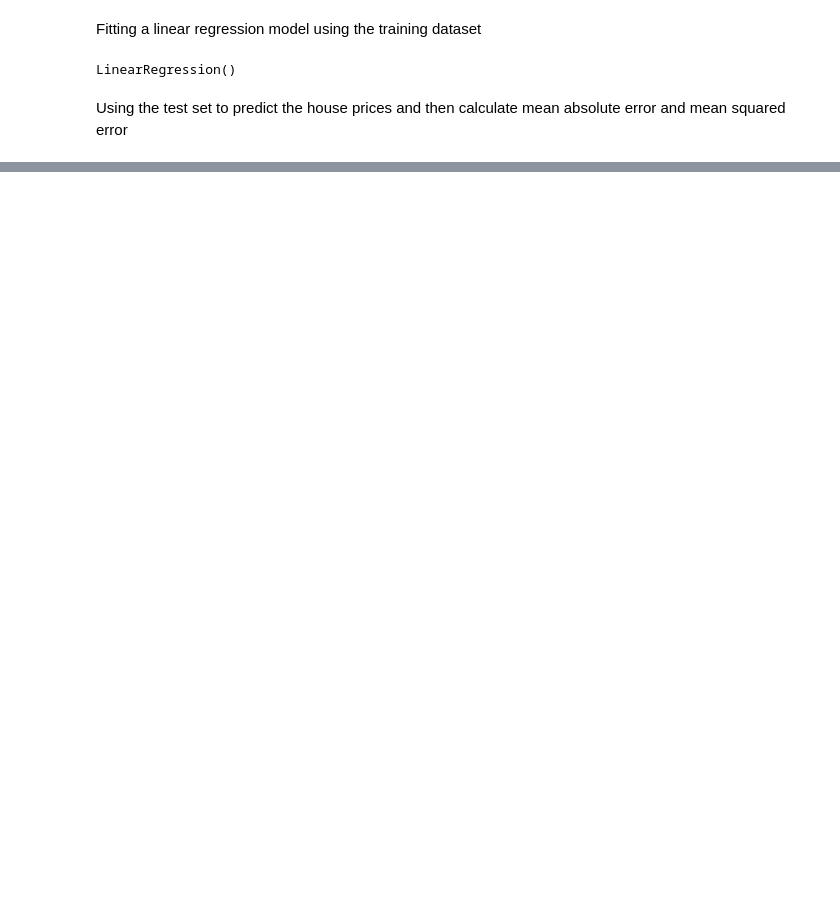
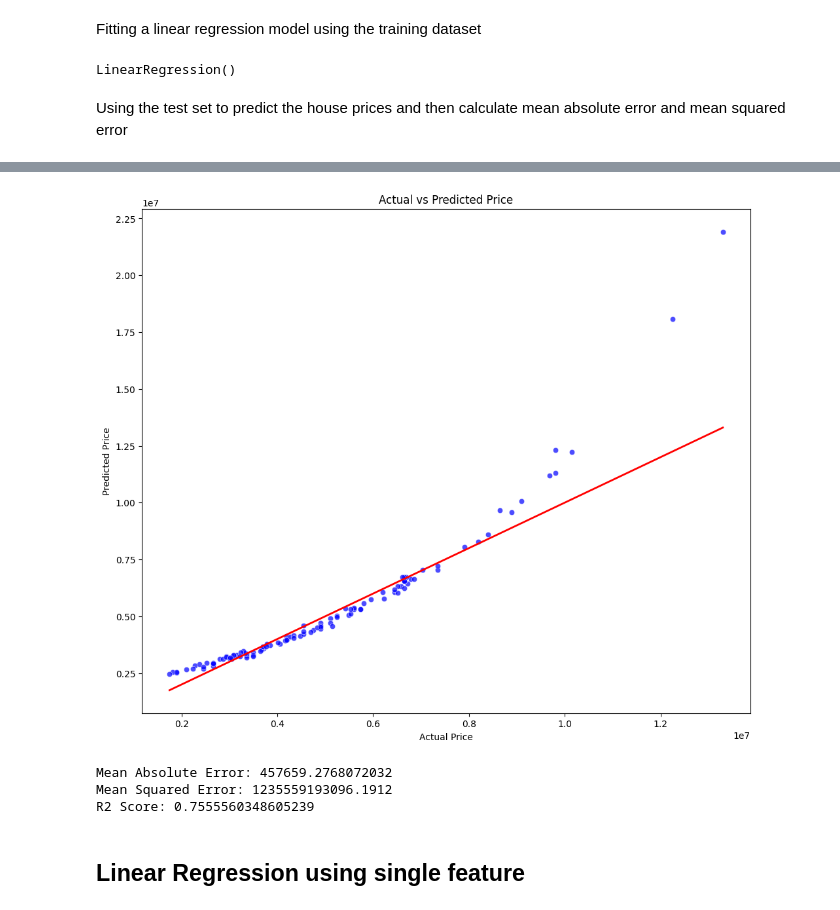
Before and after one commit to Hr15h1/AI_semII, a Jupyter notebook: house price prediction.ipynb, the cells around one changed output, grey strips where cells are left out. Saved outputs shown, nothing was run; the diff lists cells and outputs as text; code cells hidden in the pictures; blank space fills up the shorter version.

```diff
--- a/house price prediction.ipynb
+++ b/house price prediction.ipynb
@@ -121,0 +167,3 @@ Mean Squared Error = 986041803890.0271
+# %%
+Y_test_actual = np.exp(Y_test)
+Y_test_actual
@@ -121,0 +184,3 @@ Mean Squared Error = 986041803890.0271
+# %%
+Y_pred_actual = np.exp(Y_pred)
+Y_pred_actual
@@ -121,0 +205,27 @@ Mean Squared Error = 986041803890.0271
+# %%
+plt.figure(figsize=(12,10))
+sns.scatterplot(x = Y_test_actual.values.ravel(), y = Y_pred_actual.ravel(), alpha=0.7, color="blue")
+plt.plot([Y_test_actual.min(), Y_test_actual.max()], [Y_test_actual.min(), Y_test_actual.max()], color="red", linewidth=2)
+plt.xlabel("Actual Price")
+plt.ylabel("Predicted Price")
+plt.title("Actual vs Predicted Price")
+plt.show()
+# %% [output]
+[figure, added]
+# %%
+from sklearn.metrics import mean_absolute_error, mean_squared_error, r2_score
+
+mae = mean_absolute_error(Y_test_actual, Y_pred_actual)
+print(f"Mean Absolute Error: {mae}")
+
+mse = mean_squared_error(Y_test_actual, Y_pred_actual)
+print(f"Mean Squared Error: {mse}")
+
+r2 = r2_score(Y_test_actual, Y_pred_actual)
+print(f"R2 Score: {r2}")
+# %% [output]
+Mean Absolute Error: 457659.2768072032
+Mean Squared Error: 1235559193096.1912
+R2 Score: 0.7555560348605239
+# %% [markdown]
+## Linear Regression using single feature
```
Also changed, not shown: parts of 16 cells of this notebook, 1 other file.
